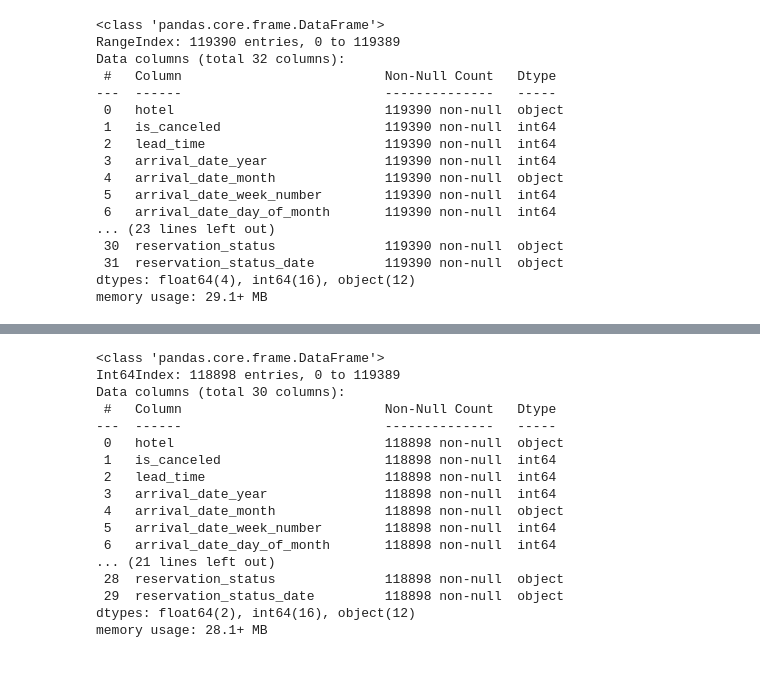
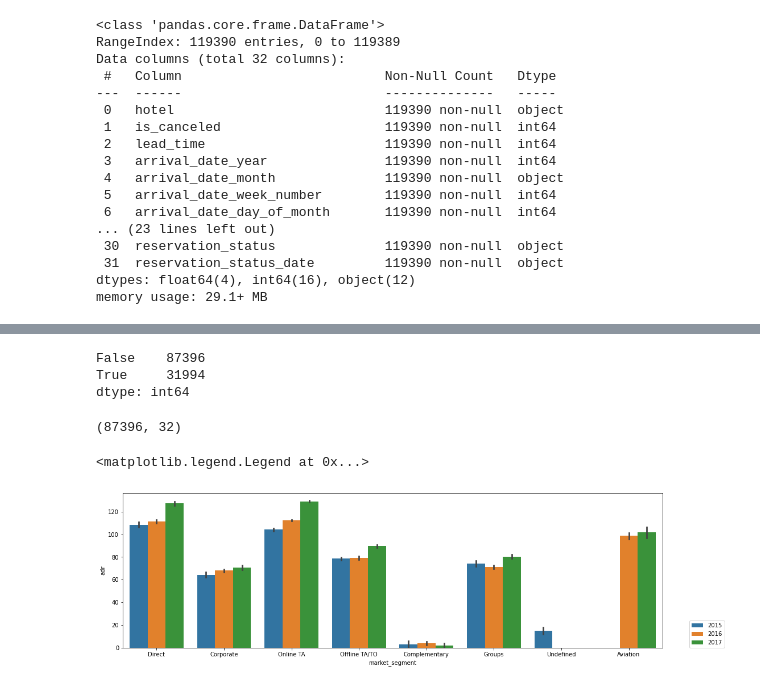
Before and after one commit to Vinnev/EDA-Capstone-Project-1, a Jupyter notebook: Hotel_Booking_Analysis(Individual_)_Capstone_Project.ipynb, the cells around one changed output, grey strips where cells are left out. Cells and saved outputs as stored; diff of their text form; code cells hidden in the pictures.

```diff
--- a/Hotel_Booking_Analysis(Individual_)_Capstone_Project.ipynb
+++ b/Hotel_Booking_Analysis(Individual_)_Capstone_Project.ipynb
@@ -72,4 +70,10 @@ Data columns (total 32 columns):
  31  reservation_status_date         119390 non-null  object
 dtypes: float64(4), int64(16), object(12)
 memory usage: 29.1+ MB
+# %%
+df=hotel_df.copy()
+# %%
+null_columns=['agent','children','company']
+for colm in null_columns:
+  df[colm].fillna(0,inplace=True)
 # %%
@@ -97 +99,3 @@ hotel_df= hotel_df.drop(columns = ['agent', 'company'])
+# %%
+df['country'].fillna('others',inplace=True)
 # %%
@@ -139,20 +121,20 @@ dtype: int64
-# %%
-hotel_df.info()
-# %% [output]
-<class 'pandas.core.frame.DataFrame'>
-Int64Index: 118898 entries, 0 to 119389
-Data columns (total 30 columns):
- #   Column                          Non-Null Count   Dtype
----  ------                          --------------   -----
- 0   hotel                           118898 non-null  object
- 1   is_canceled                     118898 non-null  int64
- 2   lead_time                       118898 non-null  int64
- 3   arrival_date_year               118898 non-null  int64
- 4   arrival_date_month              118898 non-null  object
- 5   arrival_date_week_number        118898 non-null  int64
- 6   arrival_date_day_of_month       118898 non-null  int64
-... (21 lines left out)
- 28  reservation_status              118898 non-null  object
- 29  reservation_status_date         118898 non-null  object
-dtypes: float64(2), int64(16), object(12)
-memory usage: 28.1+ MB
+# %%
+df.duplicated().value_counts()
+# %% [output]
+False    87396
+True     31994
+dtype: int64
+# %%
+df= df.drop_duplicates()
+# %%
+df.shape
+# %% [output]
+(87396, 32)
+# %%
+#1)ADR with respect to market_segment
+plt.figure(figsize=(17,5))
+sns.barplot(data=df, x='market_segment',y='adr',hue='arrival_date_year')
+plt.legend(loc=(1.05,0))
+# %% [output]
+<matplotlib.legend.Legend at 0x...>
+[figure, added]
```
Also changed, not shown: parts of 12 cells of this notebook.
